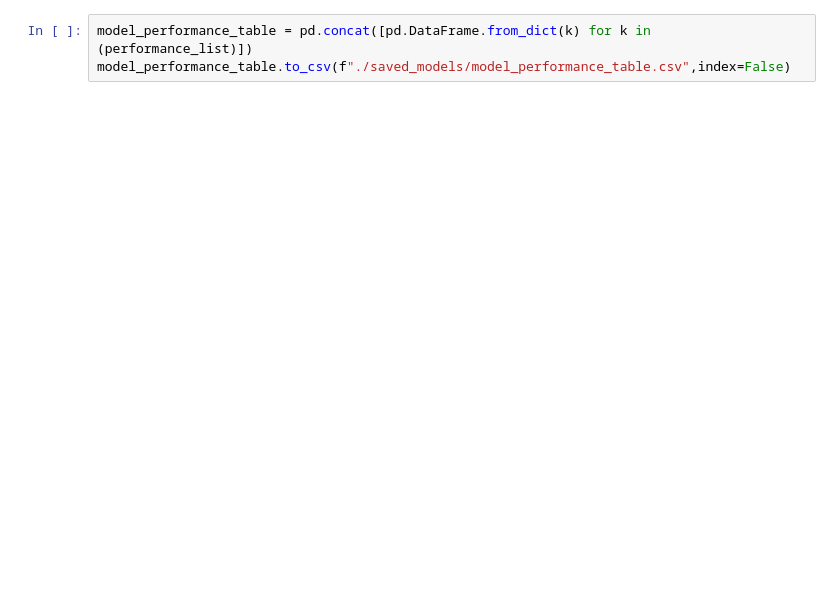
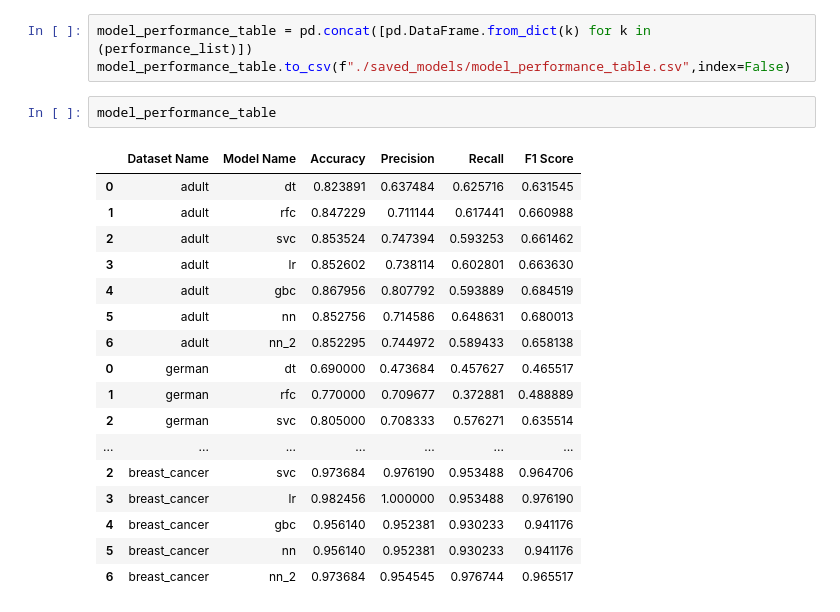
Before and after one commit to ZhipengHe/Imperceptibility-in-Adversarial-attack, a Jupyter notebook: 1_AE_model_training.ipynb, the cells around one changed output. Drawn from its saved outputs; the diff is of its cells as text; blank space fills up the shorter version.

```diff
--- a/1_AE_model_training.ipynb
+++ b/1_AE_model_training.ipynb
@@ -106,3 +128,23 @@ Model: [Neural Network (two output units)] | Accuracy: [0.8508] | Precision: [0.
 # %%
 model_performance_table = pd.concat([pd.DataFrame.from_dict(k) for k in (performance_list)])
 model_performance_table.to_csv(f"./saved_models/model_performance_table.csv",index=False)
+# %%
+model_performance_table
+# %% [output]
+|  | Dataset Name | Model Name | Accuracy | Precision | Recall | F1 Score |
+| 0 | adult | dt | 0.823891 | 0.637484 | 0.625716 | 0.631545 |
+| 1 | adult | rfc | 0.847229 | 0.711144 | 0.617441 | 0.660988 |
+| 2 | adult | svc | 0.853524 | 0.747394 | 0.593253 | 0.661462 |
+| 3 | adult | lr | 0.852602 | 0.738114 | 0.602801 | 0.663630 |
+| 4 | adult | gbc | 0.867956 | 0.807792 | 0.593889 | 0.684519 |
+| 5 | adult | nn | 0.852756 | 0.714586 | 0.648631 | 0.680013 |
+| 6 | adult | nn_2 | 0.852295 | 0.744972 | 0.589433 | 0.658138 |
+| 0 | german | dt | 0.690000 | 0.473684 | 0.457627 | 0.465517 |
+| 1 | german | rfc | 0.770000 | 0.709677 | 0.372881 | 0.488889 |
+| 2 | german | svc | 0.805000 | 0.708333 | 0.576271 | 0.635514 |
+| ... | ... | ... | ... | ... | ... | ... |
+| 2 | breast_cancer | svc | 0.973684 | 0.976190 | 0.953488 | 0.964706 |
+| 3 | breast_cancer | lr | 0.982456 | 1.000000 | 0.953488 | 0.976190 |
+| 4 | breast_cancer | gbc | 0.956140 | 0.952381 | 0.930233 | 0.941176 |
+| 5 | breast_cancer | nn | 0.956140 | 0.952381 | 0.930233 | 0.941176 |
+| 6 | breast_cancer | nn_2 | 0.973684 | 0.954545 | 0.976744 | 0.965517 |
```
Also changed, not shown: parts of 3 cells of this notebook, 37 other files.
